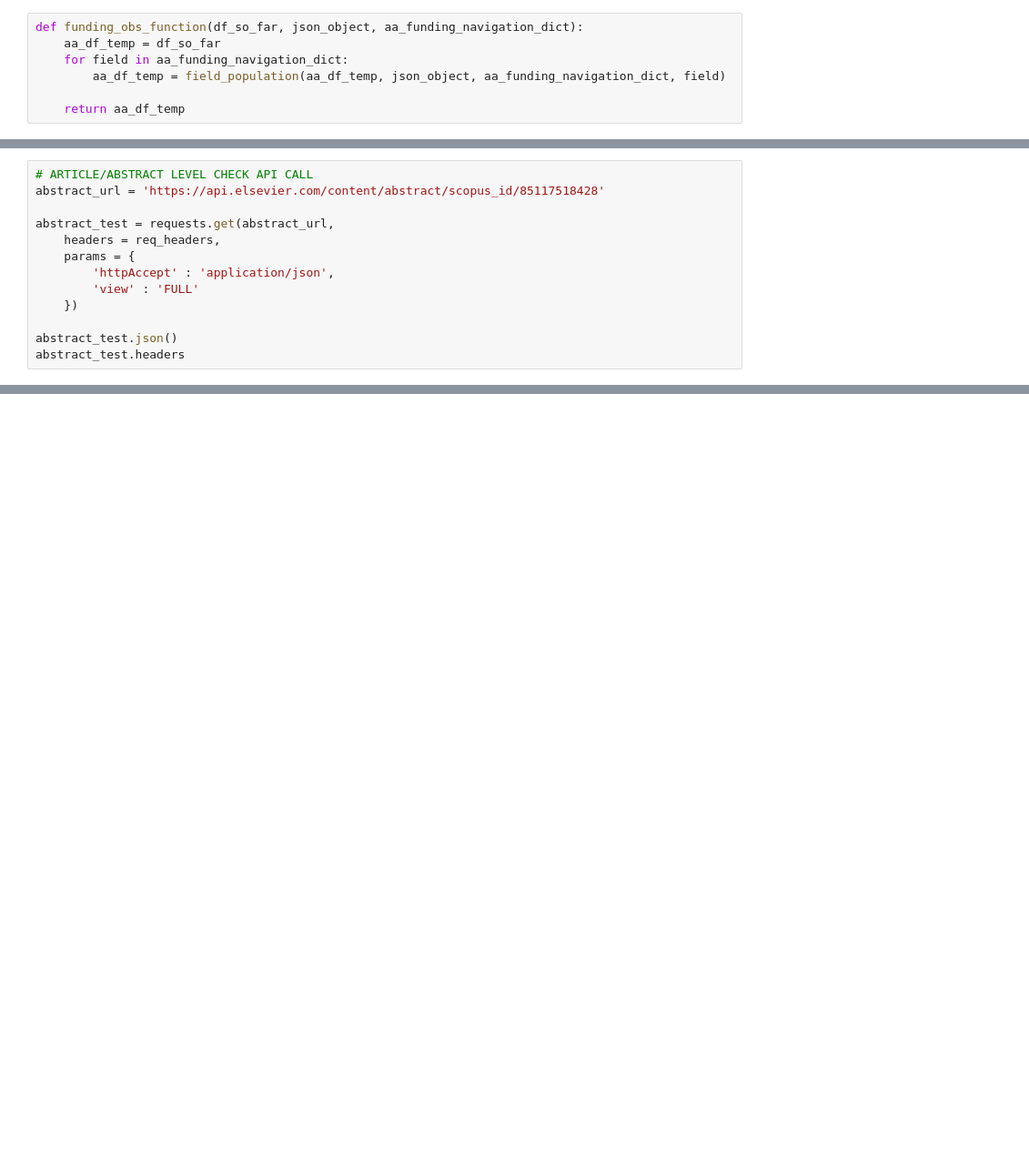
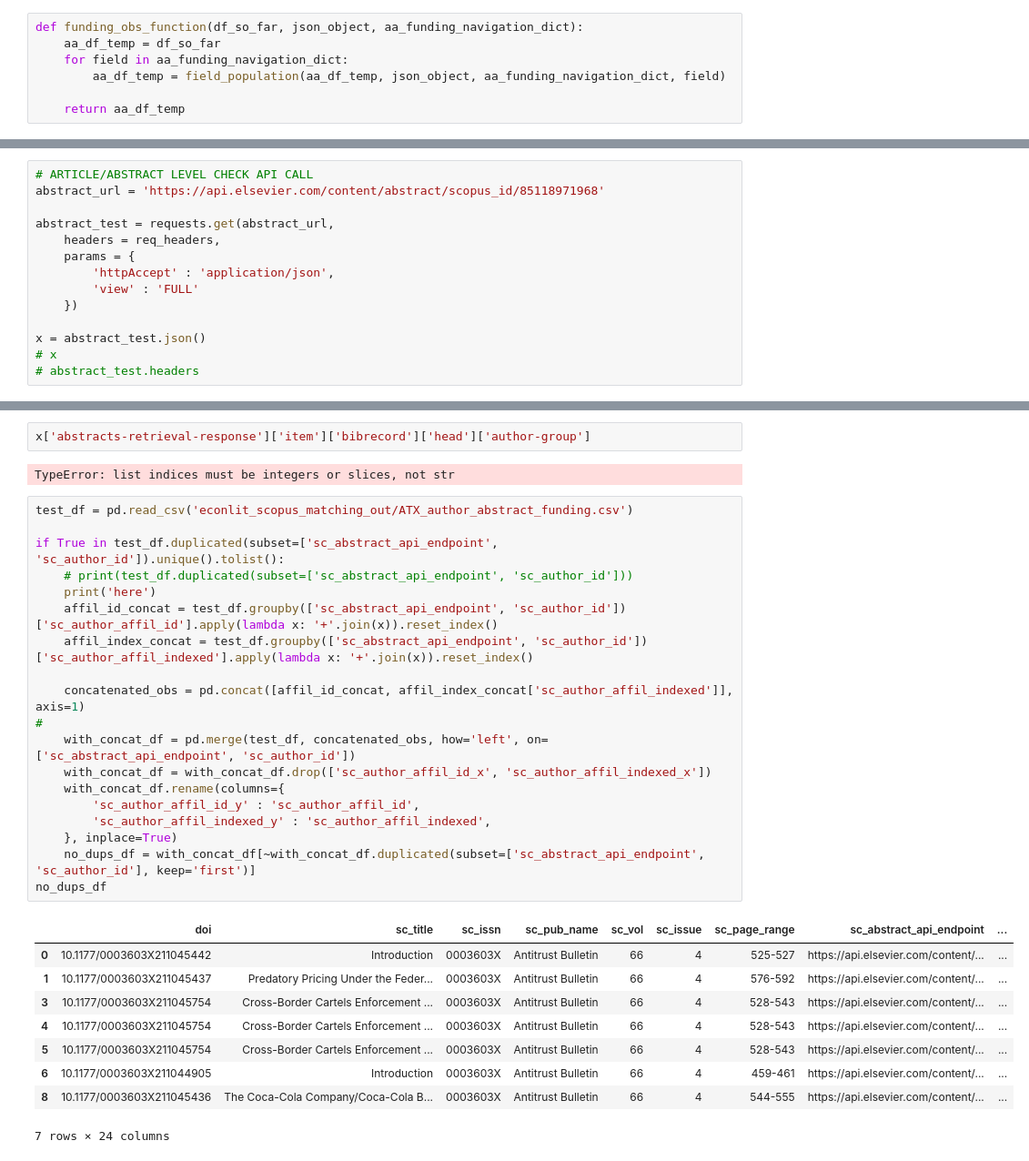
Before and after one commit to joshuaylevy/ioCapture, a Jupyter notebook: 00_Scraping/scopus_read.ipynb, the cells around one changed output, grey strips where cells are left out. Shown at 91% size. Saved outputs shown, nothing was run; the diff lists cells and outputs as text; blank space fills up the shorter version.

```diff
--- a/00_Scraping/scopus_read.ipynb
+++ b/00_Scraping/scopus_read.ipynb
@@ -623,6 +655,6 @@ test.json()
 # %%
 # ARTICLE/ABSTRACT LEVEL CHECK API CALL
-abstract_url = 'https://api.elsevier.com/content/abstract/scopus_id/85117518428'
+abstract_url = 'https://api.elsevier.com/content/abstract/scopus_id/85118971968'
 
 abstract_test = requests.get(abstract_url,
     headers = req_headers,
@@ -631,5 +663,6 @@ abstract_test = requests.get(abstract_url,
         'view' : 'FULL'
     })
 
-abstract_test.json()
-abstract_test.headers
+x = abstract_test.json()
+# x
+# abstract_test.headers
@@ -637,0 +669,33 @@ abstract_test.headers
+# %%
+x['abstracts-retrieval-response']['item']['bibrecord']['head']['author-group']
+# %% [output]
+TypeError: list indices must be integers or slices, not str
+# %%
+test_df = pd.read_csv('econlit_scopus_matching_out/ATX_author_abstract_funding.csv')
+
+if True in test_df.duplicated(subset=['sc_abstract_api_endpoint', 'sc_author_id']).unique().tolist():
+    # print(test_df.duplicated(subset=['sc_abstract_api_endpoint', 'sc_author_id']))
+    print('here')
+    affil_id_concat = test_df.groupby(['sc_abstract_api_endpoint', 'sc_author_id'])['sc_author_affil_id'].apply(lambda x: '+'.join(x)).reset_index()
+    affil_index_concat = test_df.groupby(['sc_abstract_api_endpoint', 'sc_author_id'])['sc_author_affil_indexed'].apply(lambda x: '+'.join(x)).reset_index()
+
+    concatenated_obs = pd.concat([affil_id_concat, affil_index_concat['sc_author_affil_indexed']], axis=1)
+#
+    with_concat_df = pd.merge(test_df, concatenated_obs, how='left', on=['sc_abstract_api_endpoint', 'sc_author_id'])
+    with_concat_df = with_concat_df.drop(['sc_author_affil_id_x', 'sc_author_affil_indexed_x'])
+    with_concat_df.rename(columns={
+        'sc_author_affil_id_y' : 'sc_author_affil_id',
+        'sc_author_affil_indexed_y' : 'sc_author_affil_indexed',
+    }, inplace=True)
+    no_dups_df = with_concat_df[~with_concat_df.duplicated(subset=['sc_abstract_api_endpoint', 'sc_author_id'], keep='first')]
+no_dups_df
+# %% [output]
+|  | doi | sc_title | sc_issn | sc_pub_name | sc_vol | sc_issue | sc_page_range | sc_abstract_api_endpoint | ... |
+| 0 | 10.1177/0003603X211045442 | Introduction | 0003603X | Antitrust Bulletin | 66 | 4 | 525-527 | https://api.elsevier.com/content/... | ... |
+| 1 | 10.1177/0003603X211045437 | Predatory Pricing Under the Feder... | 0003603X | Antitrust Bulletin | 66 | 4 | 576-592 | https://api.elsevier.com/content/... | ... |
+| 3 | 10.1177/0003603X211045754 | Cross-Border Cartels Enforcement ... | 0003603X | Antitrust Bulletin | 66 | 4 | 528-543 | https://api.elsevier.com/content/... | ... |
+| 4 | 10.1177/0003603X211045754 | Cross-Border Cartels Enforcement ... | 0003603X | Antitrust Bulletin | 66 | 4 | 528-543 | https://api.elsevier.com/content/... | ... |
+| 5 | 10.1177/0003603X211045754 | Cross-Border Cartels Enforcement ... | 0003603X | Antitrust Bulletin | 66 | 4 | 528-543 | https://api.elsevier.com/content/... | ... |
+| 6 | 10.1177/0003603X211044905 | Introduction | 0003603X | Antitrust Bulletin | 66 | 4 | 459-461 | https://api.elsevier.com/content/... | ... |
+| 8 | 10.1177/0003603X211045436 | The Coca-Cola Company/Coca-Cola B... | 0003603X | Antitrust Bulletin | 66 | 4 | 544-555 | https://api.elsevier.com/content/... | ... |
+7 rows × 24 columns
```
Also changed, not shown: parts of 11 cells of this notebook.
